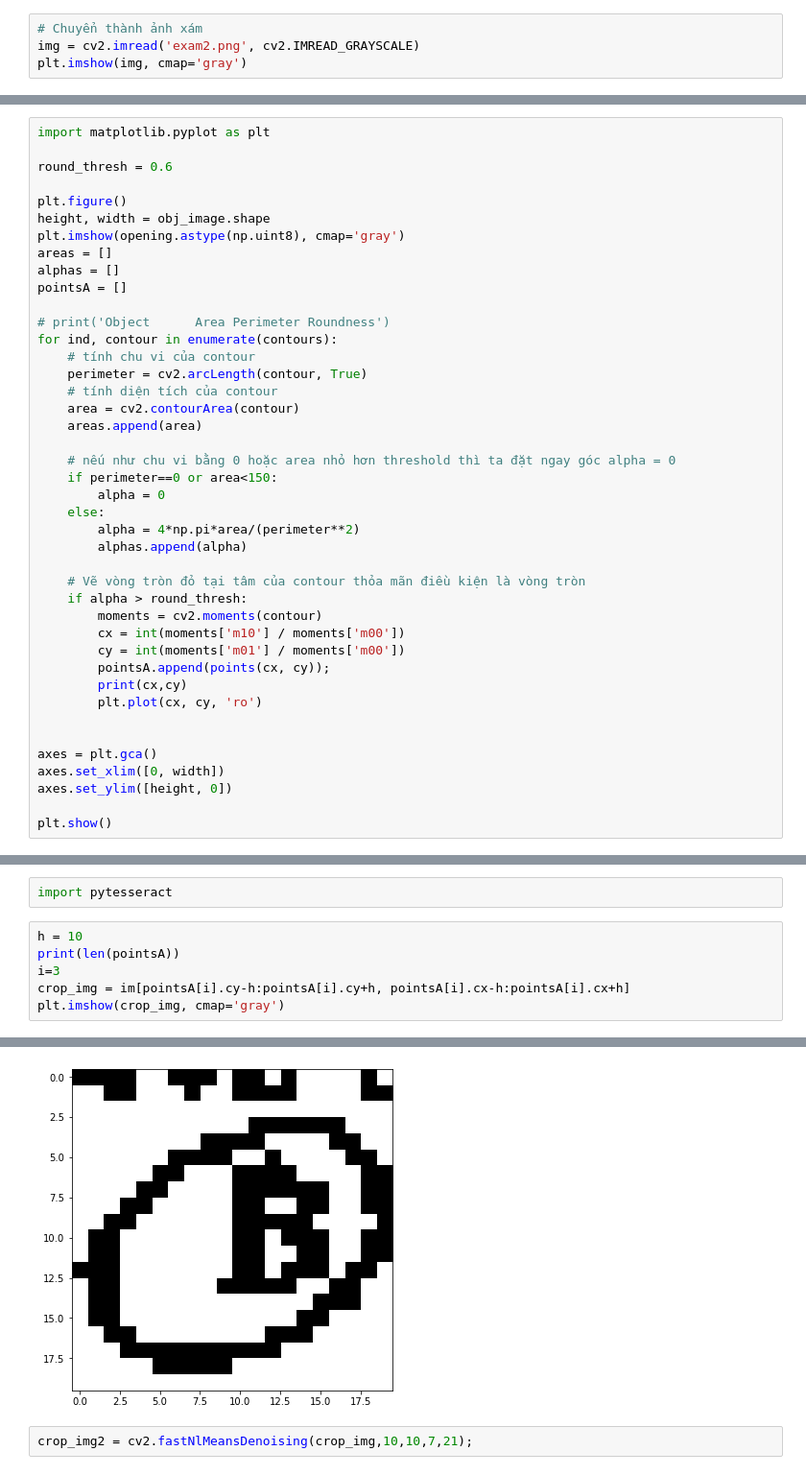
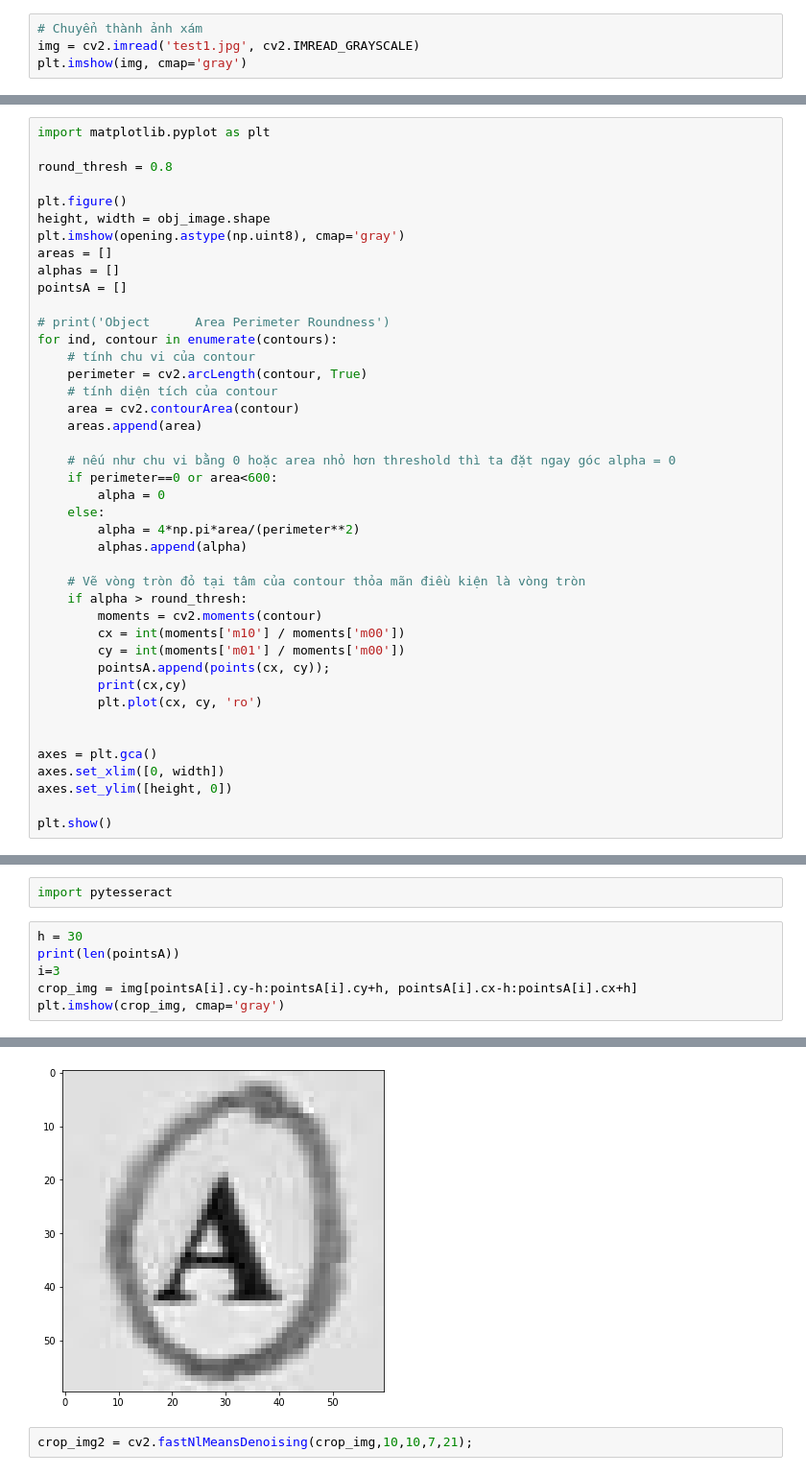
Before and after one commit to quockhanh0212/Multiple-choice-autograding, a Jupyter notebook: Nhan_biet_chu.ipynb, the cells around one changed output, grey strips where cells are left out. Shown at 96% size. Drawn from its saved outputs; the diff is of its cells as text.

```diff
--- a/Nhan_biet_chu.ipynb
+++ b/Nhan_biet_chu.ipynb
@@ -7,7 +7,7 @@ import cv2
 plt.rcParams['figure.figsize'] = [6, 8]
 # %%
 # Chuyển thành ảnh xám
-img = cv2.imread('exam2.png', cv2.IMREAD_GRAYSCALE)
+img = cv2.imread('test1.jpg', cv2.IMREAD_GRAYSCALE)
 plt.imshow(img, cmap='gray')
 # %% [output]
 <matplotlib.image.AxesImage at 0x...>
@@ -96,7 +96,7 @@ Ta có công thức $\frac{4\pi^2r^2}{C^2}=1$ trong đó $C$ là chu vi của h
 # %%
 import matplotlib.pyplot as plt
 
-round_thresh = 0.6
+round_thresh = 0.8
 
 plt.figure()
 height, width = obj_image.shape
@@ -114,7 +114,7 @@ for ind, contour in enumerate(contours):
     areas.append(area)
 
     # nếu như chu vi bằng 0 hoặc area nhỏ hơn threshold thì ta đặt ngay góc alpha = 0
-    if perimeter==0 or area<150:
+    if perimeter==0 or area<600:
         alpha = 0
     else:
         alpha = 4*np.pi*area/(perimeter**2)
@@ -147,9 +146,9 @@ plt.show()
 # %%
 import pytesseract
 # %%
-h = 10
+h = 30
 print(len(pointsA))
 i=3
-crop_img = im[pointsA[i].cy-h:pointsA[i].cy+h, pointsA[i].cx-h:pointsA[i].cx+h]
+crop_img = img[pointsA[i].cy-h:pointsA[i].cy+h, pointsA[i].cx-h:pointsA[i].cx+h]
 plt.imshow(crop_img, cmap='gray')
 # %% [output]
@@ -157,5 +156,5 @@ plt.imshow(crop_img, cmap='gray')
 <matplotlib.image.AxesImage at 0x...>
-[figure, old version]
+[figure, new version]
 # %%
 crop_img2 = cv2.fastNlMeansDenoising(crop_img,10,10,7,21);
 # %%
```
Also changed, not shown: parts of 19 cells of this notebook, 7 other files.
